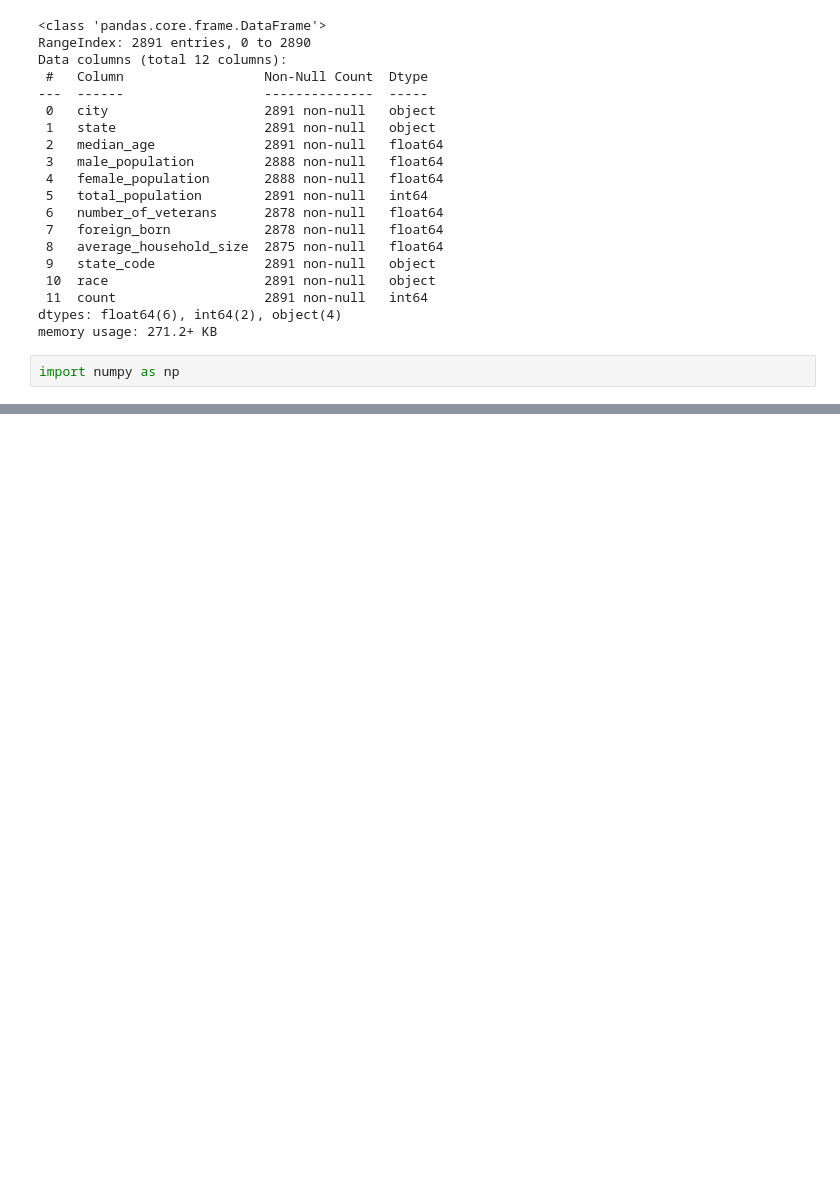
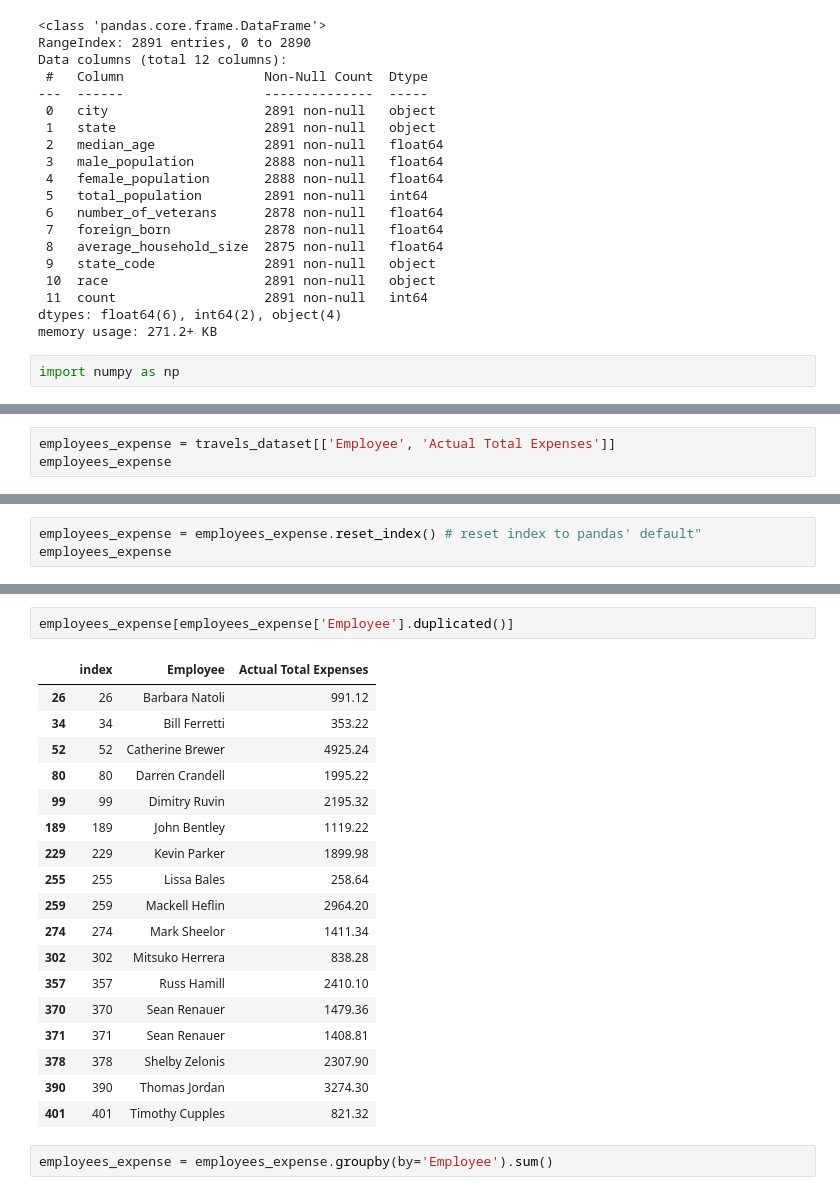
Before and after one commit to Klawreal/data_cleaning, a Jupyter notebook: index.ipynb, the cells around one changed output, grey strips where cells are left out. Drawn from its saved outputs; the diff is of its cells as text; blank space fills up the shorter version.

```diff
--- a/index.ipynb
+++ b/index.ipynb
@@ -211,0 +325,3 @@ import numpy as np
+# %%
+employees_expense = travels_dataset[['Employee', 'Actual Total Expenses']]
+employees_expense
@@ -211,0 +342,3 @@ import numpy as np
+# %%
+employees_expense = employees_expense.reset_index() # reset index to pandas' default"
+employees_expense
@@ -211,0 +359,23 @@ import numpy as np
+# %%
+employees_expense[employees_expense['Employee'].duplicated()]
+# %% [output]
+|  | index | Employee | Actual Total Expenses |
+| 26 | 26 | Barbara Natoli | 991.12 |
+| 34 | 34 | Bill Ferretti | 353.22 |
+| 52 | 52 | Catherine Brewer | 4925.24 |
+| 80 | 80 | Darren Crandell | 1995.22 |
+| 99 | 99 | Dimitry Ruvin | 2195.32 |
+| 189 | 189 | John Bentley | 1119.22 |
+| 229 | 229 | Kevin Parker | 1899.98 |
+| 255 | 255 | Lissa Bales | 258.64 |
+| 259 | 259 | Mackell Heflin | 2964.20 |
+| 274 | 274 | Mark Sheelor | 1411.34 |
+| 302 | 302 | Mitsuko Herrera | 838.28 |
+| 357 | 357 | Russ Hamill | 2410.10 |
+| 370 | 370 | Sean Renauer | 1479.36 |
+| 371 | 371 | Sean Renauer | 1408.81 |
+| 378 | 378 | Shelby Zelonis | 2307.90 |
+| 390 | 390 | Thomas Jordan | 3274.30 |
+| 401 | 401 | Timothy Cupples | 821.32 |
+# %%
+employees_expense = employees_expense.groupby(by='Employee').sum()
```
Also changed, not shown: parts of 20 cells of this notebook, 2 other files.
